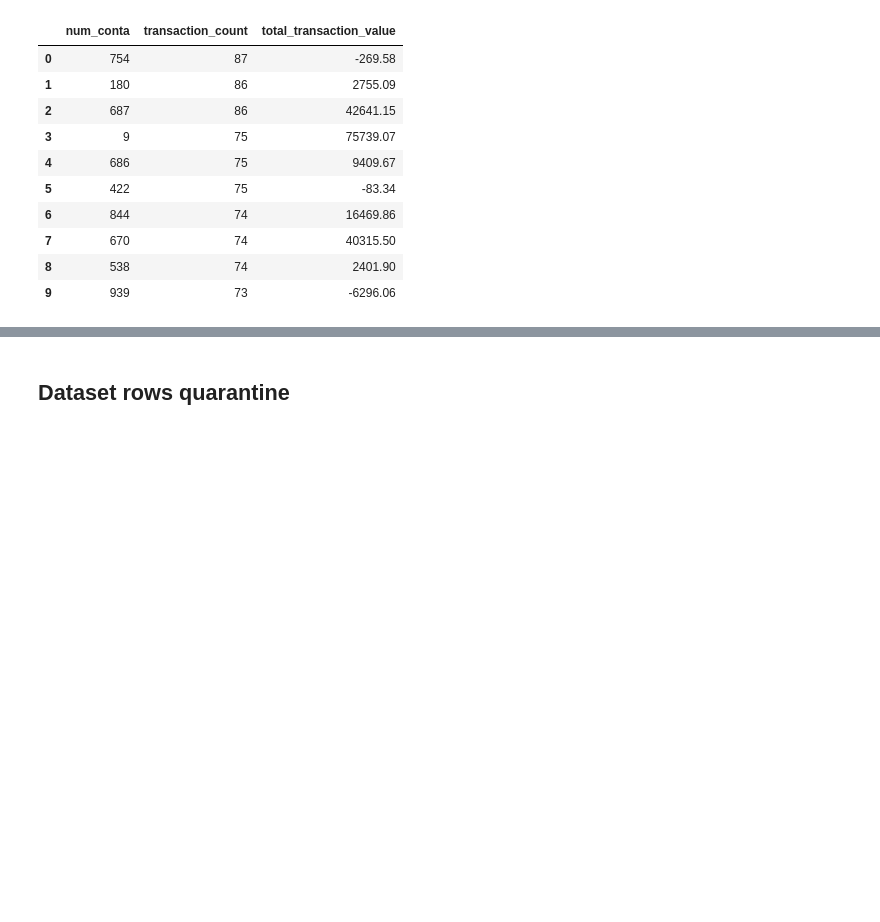
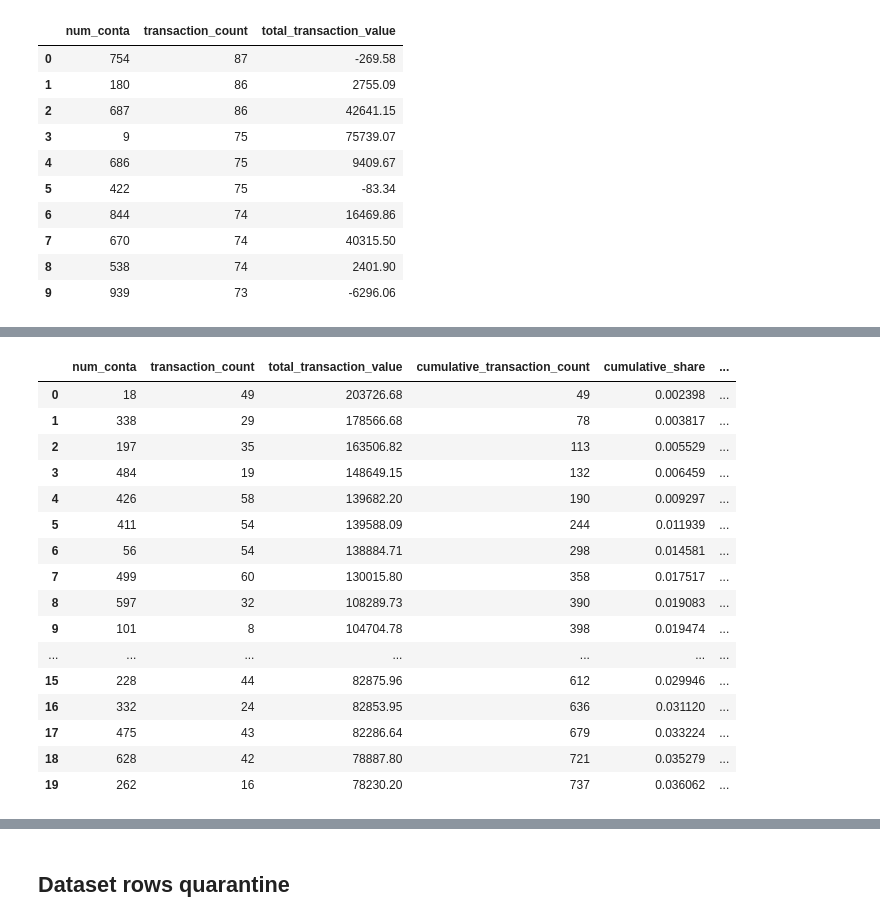
Before and after one commit to luiz-ed-ferreira/Project_BanvicDataAnalytics, a Jupyter notebook: main_analyses.ipynb, the cells around one changed output, grey strips where cells are left out. Cells and saved outputs as stored; diff of their text form; code cells hidden in the pictures; blank space fills up the shorter version.

```diff
--- a/main_analyses.ipynb
+++ b/main_analyses.ipynb
@@ -780,0 +753,19 @@ peak_accounts.head(10)
+# %%
+#Analise cumulativa das 20 primeiras contas bancarias ordenadas pelo total do valor investido e o acumulativo da quantidade de transações
+peak_accounts = peak_accounts.sort_values(
+    "total_transaction_value",
+    ascending=False
+).reset_index(drop=True)
+
+peak_accounts["cumulative_transaction_count"] = (
+    peak_accounts["transaction_count"].cumsum()
+)
+
+total_peak_transactions: int = peak_accounts["transaction_count"].sum()
+
+peak_accounts["cumulative_share"] = (
+    peak_accounts["cumulative_transaction_count"]
+    / total_peak_transactions
+)
+
+peak_accounts.head(20)
@@ -780,0 +794,34 @@ peak_accounts.head(10)
+# %%
+#Analise cumulativa das 20 primeiras contas bancarias ordenadas pelo total do valor investido e o acumulativo do valor das transações
+peak_accounts["cumulative_transaction_value"] = (
+    peak_accounts["total_transaction_value"].cumsum()
+)
+
+total_peak_value: float = (
+    peak_accounts["total_transaction_value"].sum()
+)
+
+peak_accounts["cumulative_value_share"] = (
+    peak_accounts["cumulative_transaction_value"]
+    / total_peak_value
+)
+
+peak_accounts.head(20)
+# %% [output]
+|  | num_conta | transaction_count | total_transaction_value | cumulative_transaction_count | cumulative_share | ... |
+| 0 | 18 | 49 | 203726.68 | 49 | 0.002398 | ... |
+| 1 | 338 | 29 | 178566.68 | 78 | 0.003817 | ... |
+| 2 | 197 | 35 | 163506.82 | 113 | 0.005529 | ... |
+| 3 | 484 | 19 | 148649.15 | 132 | 0.006459 | ... |
+| 4 | 426 | 58 | 139682.20 | 190 | 0.009297 | ... |
+| 5 | 411 | 54 | 139588.09 | 244 | 0.011939 | ... |
+| 6 | 56 | 54 | 138884.71 | 298 | 0.014581 | ... |
+| 7 | 499 | 60 | 130015.80 | 358 | 0.017517 | ... |
+| 8 | 597 | 32 | 108289.73 | 390 | 0.019083 | ... |
+| 9 | 101 | 8 | 104704.78 | 398 | 0.019474 | ... |
+| ... | ... | ... | ... | ... | ... | ... |
+| 15 | 228 | 44 | 82875.96 | 612 | 0.029946 | ... |
+| 16 | 332 | 24 | 82853.95 | 636 | 0.031120 | ... |
+| 17 | 475 | 43 | 82286.64 | 679 | 0.033224 | ... |
+| 18 | 628 | 42 | 78887.80 | 721 | 0.035279 | ... |
+| 19 | 262 | 16 | 78230.20 | 737 | 0.036062 | ... |
```
Also changed, not shown: parts of 16 cells of this notebook, 4 other files.
